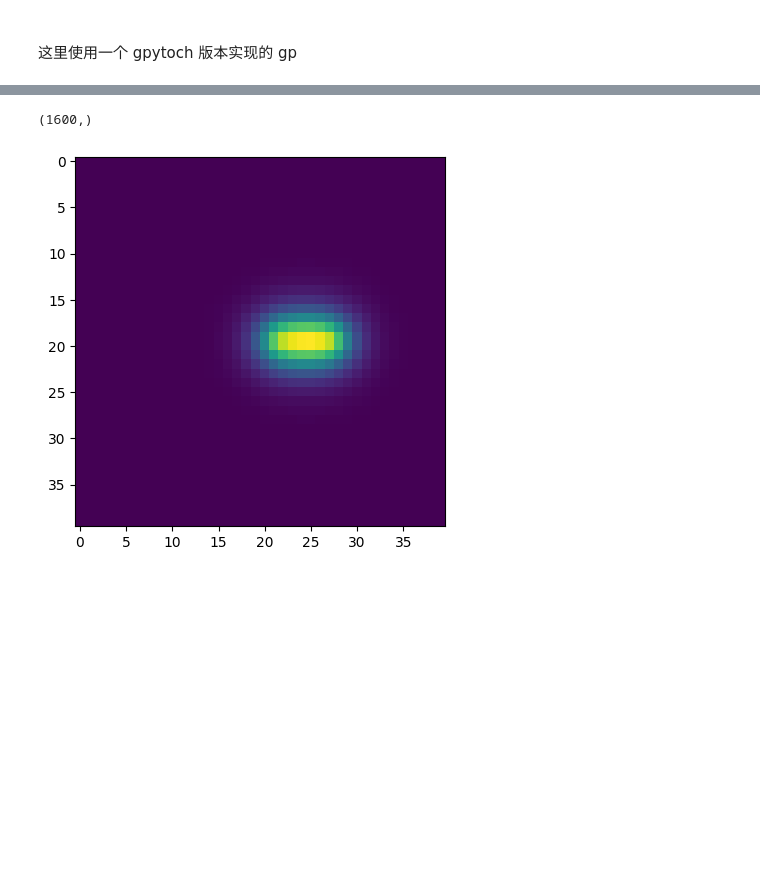
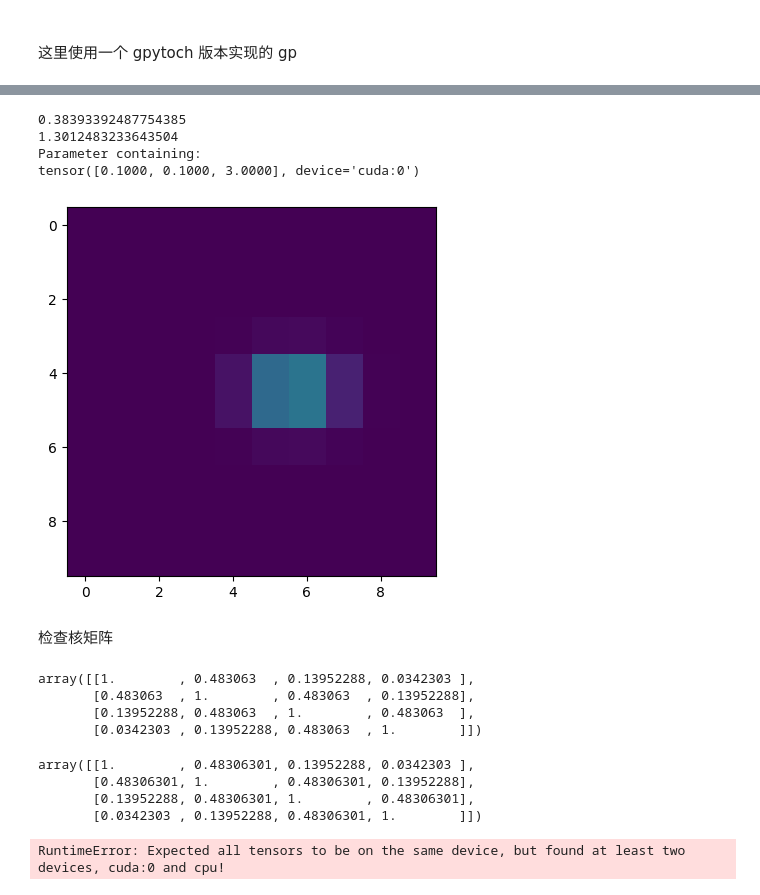
Before and after one commit to lithiumhydride2/gym-pybullet-drones, a Jupyter notebook: gym_pybullet_drones/envs/gaussian_process/GP.ipynb, the cells around one changed output, grey strips where cells are left out. Cells and saved outputs as stored; diff of their text form; code cells hidden in the pictures; blank space fills up the shorter version.

```diff
--- a/gym_pybullet_drones/envs/gaussian_process/GP.ipynb
+++ b/gym_pybullet_drones/envs/gaussian_process/GP.ipynb
@@ -125,8 +45,38 @@ pred = gp_torch.predict(torch.from_numpy(add_t(grid,1.0)).to(device))
-# %%
-pred.mean.cpu().detach().numpy().shape
-# %% [output]
-(1600,)
-# %%
-show_heatmap( pred.mean.cpu().detach().numpy() )
-# %% [output]
-[figure, removed]
+# %%
+gp_torch = GaussianProcessWrapper(6,[1,2,3,4,5],None,0,use_gpytorch=True)
+for point in observed_point:
+    for gp in gp_torch.GPs:
+        gp.add_observed_point(np.array(point).reshape((-1,3)),np.array(1.0))
+# %%
+gp_torch.update_GPs()
+all_pred_torch,all_std_torch,_ = gp_torch.update_grids(0.1)
+# %%
+print(np.max(all_pred_torch))
+print(np.max(all_std_torch))
+print(gp_torch.GPs[0].gp_torch.covar_module.raw_lengthscale)
+# %% [output]
+0.38393392487754385
+1.3012483233643504
+Parameter containing:
+tensor([0.1000, 0.1000, 3.0000], device='cuda:0')
+# %%
+show_heatmap(all_pred_torch)
+# show_heatmap(all_std_torch)
+# %% [output]
+[figure, added]
+# %% [markdown]
+检查核矩阵
+# %%
+gp_sklearn.GPs[0].kernel(observed_point)
+# %% [output]
+array([[1.        , 0.483063  , 0.13952288, 0.0342303 ],
+       [0.483063  , 1.        , 0.483063  , 0.13952288],
+       [0.13952288, 0.483063  , 1.        , 0.483063  ],
+       [0.0342303 , 0.13952288, 0.483063  , 1.        ]])
+# %%
+gp_torch.GPs[0].gp_torch.covar_module(torch.from_numpy(np.asarray(observed_point)).cuda()).detach().cpu().numpy()
+# %% [output]
+array([[1.        , 0.48306301, 0.13952288, 0.0342303 ],
+       [0.48306301, 1.        , 0.48306301, 0.13952288],
+       [0.13952288, 0.48306301, 1.        , 0.48306301],
+       [0.0342303 , 0.13952288, 0.48306301, 1.        ]])
@@ -132,0 +85,5 @@ show_heatmap( pred.mean.cpu().detach().numpy() )
+# %%
+with torch.no_grad():
+    a = gp_torch.GPs[0].gp_torch(torch.from_numpy(test_x).cuda()).mean
+# %% [output]
+RuntimeError: Expected all tensors to be on the same device, but found at least two devices, cuda:0 and cpu!
```
Also changed, not shown: parts of 20 cells of this notebook, 10 other files.
